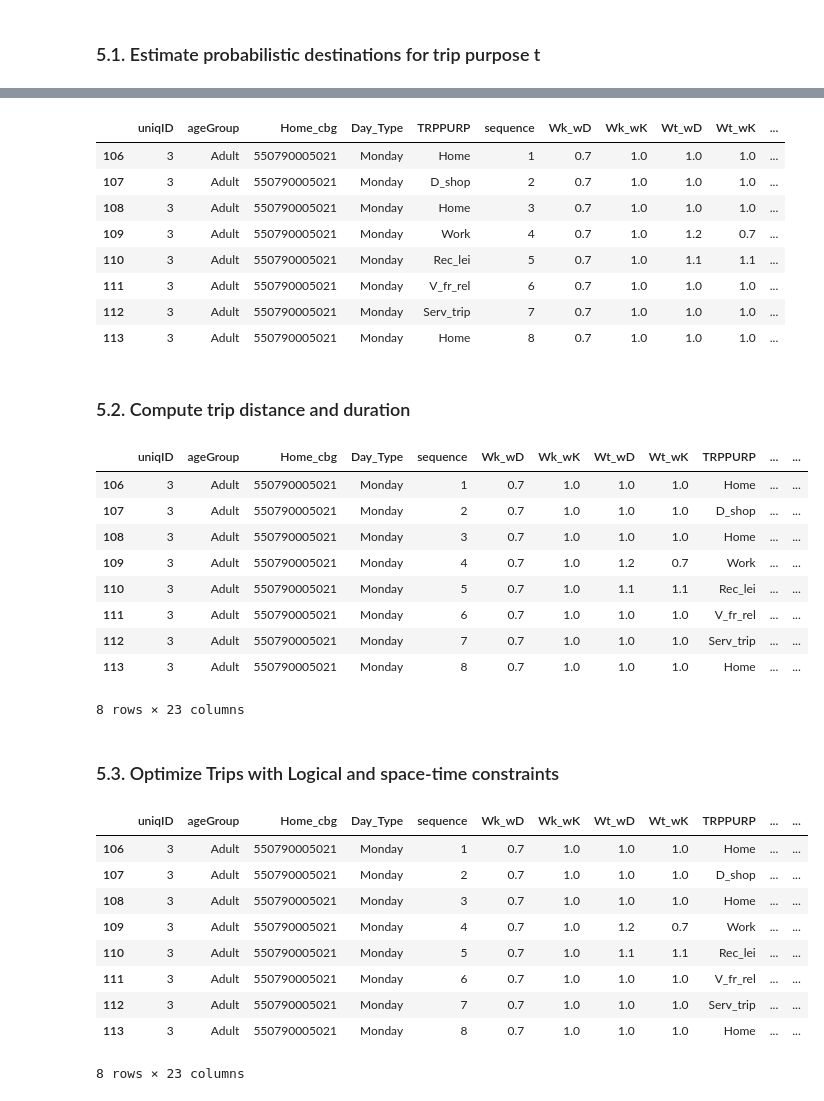
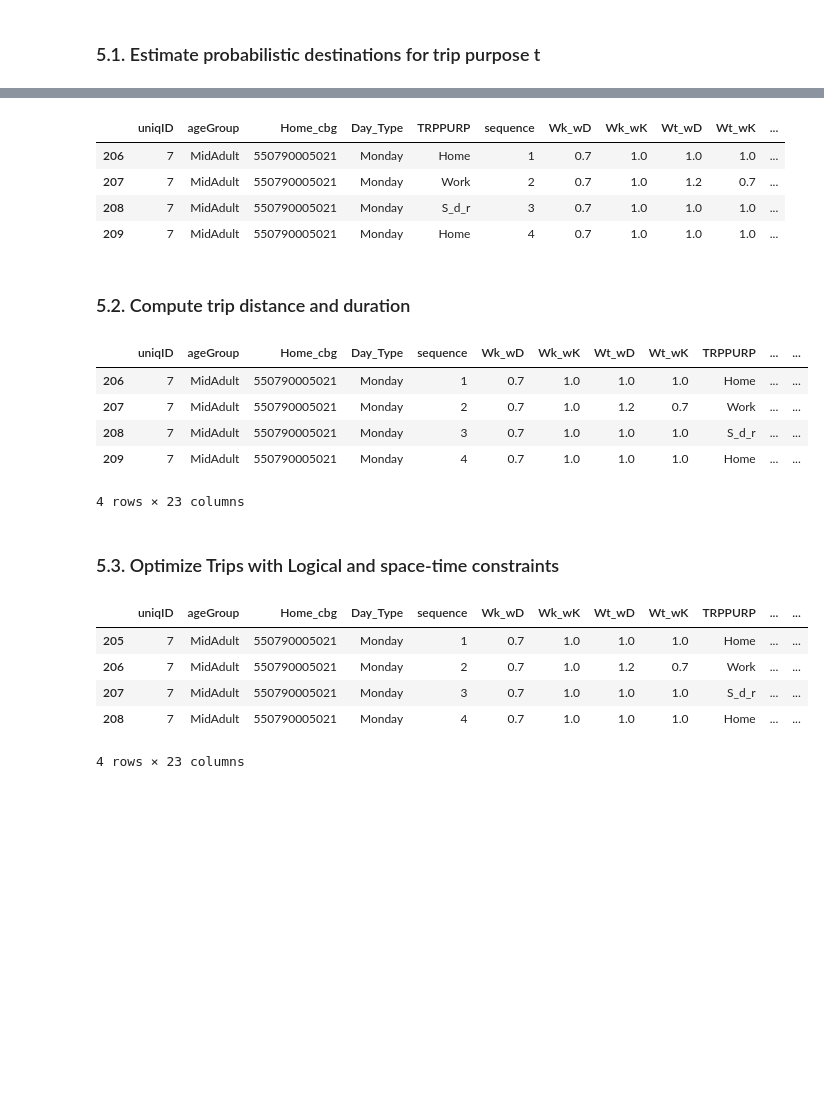
Before and after one commit to MG-Choi/ABTS, a Jupyter notebook: ABTS/ABTS.ipynb, the cells around one changed output, grey strips where cells are left out. Drawn from its saved outputs; the diff is of its cells as text; code cells hidden in the pictures; blank space fills up the shorter version.

```diff
--- a/ABTS/ABTS.ipynb
+++ b/ABTS/ABTS.ipynb
@@ -3642,46 +3642,34 @@ simul_trip_routes_sample, assigned_trip_table = assignDest(prob_2020_09_combined
 # %%
-simul_trip_routes_sample[(simul_trip_routes_sample['uniqID'] == 3) & (simul_trip_routes_sample['Day_Type'] == 'Monday')]
+simul_trip_routes_sample[(simul_trip_routes_sample['uniqID'] == 7) & (simul_trip_routes_sample['Day_Type'] == 'Monday')]
 # %% [output]
 |  | uniqID | ageGroup | Home_cbg | Day_Type | TRPPURP | sequence | Wk_wD | Wk_wK | Wt_wD | Wt_wK | ... |
-| 106 | 3 | Adult | 550790005021 | Monday | Home | 1 | 0.7 | 1.0 | 1.0 | 1.0 | ... |
-| 107 | 3 | Adult | 550790005021 | Monday | D_shop | 2 | 0.7 | 1.0 | 1.0 | 1.0 | ... |
-| 108 | 3 | Adult | 550790005021 | Monday | Home | 3 | 0.7 | 1.0 | 1.0 | 1.0 | ... |
-| 109 | 3 | Adult | 550790005021 | Monday | Work | 4 | 0.7 | 1.0 | 1.2 | 0.7 | ... |
-| 110 | 3 | Adult | 550790005021 | Monday | Rec_lei | 5 | 0.7 | 1.0 | 1.1 | 1.1 | ... |
-| 111 | 3 | Adult | 550790005021 | Monday | V_fr_rel | 6 | 0.7 | 1.0 | 1.0 | 1.0 | ... |
-| 112 | 3 | Adult | 550790005021 | Monday | Serv_trip | 7 | 0.7 | 1.0 | 1.0 | 1.0 | ... |
-| 113 | 3 | Adult | 550790005021 | Monday | Home | 8 | 0.7 | 1.0 | 1.0 | 1.0 | ... |
+| 206 | 7 | MidAdult | 550790005021 | Monday | Home | 1 | 0.7 | 1.0 | 1.0 | 1.0 | ... |
+| 207 | 7 | MidAdult | 550790005021 | Monday | Work | 2 | 0.7 | 1.0 | 1.2 | 0.7 | ... |
+| 208 | 7 | MidAdult | 550790005021 | Monday | S_d_r | 3 | 0.7 | 1.0 | 1.0 | 1.0 | ... |
+| 209 | 7 | MidAdult | 550790005021 | Monday | Home | 4 | 0.7 | 1.0 | 1.0 | 1.0 | ... |
 # %% [markdown]
 ### 5.2. Compute trip distance and duration
 # %%
 simul_trip_Dist_Time_sample = estimate_tripDist_Time(simul_trip_routes_sample, cbg, distance_ratio = average_distance_ratio, print_progress = True)
 # %%
-simul_trip_Dist_Time_sample[(simul_trip_Dist_Time_sample['uniqID'] == 3) & (simul_trip_Dist_Time_sample['Day_Type'] == 'Monday')]
+simul_trip_Dist_Time_sample[(simul_trip_Dist_Time_sample['uniqID'] == 7) & (simul_trip_Dist_Time_sample['Day_Type'] == 'Monday')]
 # %% [output]
 |  | uniqID | ageGroup | Home_cbg | Day_Type | sequence | Wk_wD | Wk_wK | Wt_wD | Wt_wK | TRPPURP | ... | ... |
-| 106 | 3 | Adult | 550790005021 | Monday | 1 | 0.7 | 1.0 | 1.0 | 1.0 | Home | ... | ... |
-| 107 | 3 | Adult | 550790005021 | Monday | 2 | 0.7 | 1.0 | 1.0 | 1.0 | D_shop | ... | ... |
-| 108 | 3 | Adult | 550790005021 | Monday | 3 | 0.7 | 1.0 | 1.0 | 1.0 | Home | ... | ... |
-| 109 | 3 | Adult | 550790005021 | Monday | 4 | 0.7 | 1.0 | 1.2 | 0.7 | Work | ... | ... |
-| 110 | 3 | Adult | 550790005021 | Monday | 5 | 0.7 | 1.0 | 1.1 | 1.1 | Rec_lei | ... | ... |
-| 111 | 3 | Adult | 550790005021 | Monday | 6 | 0.7 | 1.0 | 1.0 | 1.0 | V_fr_rel | ... | ... |
-| 112 | 3 | Adult | 550790005021 | Monday | 7 | 0.7 | 1.0 | 1.0 | 1.0 | Serv_trip | ... | ... |
-| 113 | 3 | Adult | 550790005021 | Monday | 8 | 0.7 | 1.0 | 1.0 | 1.0 | Home | ... | ... |
+| 206 | 7 | MidAdult | 550790005021 | Monday | 1 | 0.7 | 1.0 | 1.0 | 1.0 | Home | ... | ... |
+| 207 | 7 | MidAdult | 550790005021 | Monday | 2 | 0.7 | 1.0 | 1.2 | 0.7 | Work | ... | ... |
+| 208 | 7 | MidAdult | 550790005021 | Monday | 3 | 0.7 | 1.0 | 1.0 | 1.0 | S_d_r | ... | ... |
+| 209 | 7 | MidAdult | 550790005021 | Monday | 4 | 0.7 | 1.0 | 1.0 | 1.0 | Home | ... | ... |
-8 rows × 23 columns
+4 rows × 23 columns
 # %% [markdown]
 ### 5.3. Optimize Trips with Logical and space-time constraints
 # %%
 simul_trip_result_sample = optimizeTrips_constraint(simul_trip_Dist_Time_sample, dwellTime_dict, print_progress = True)
 # %%
-simul_trip_result_sample[(simul_trip_result_sample['uniqID'] == 3) & (simul_trip_result_sample['Day_Type'] == 'Monday')]
+simul_trip_result_sample[(simul_trip_result_sample['uniqID'] == 7) & (simul_trip_result_sample['Day_Type'] == 'Monday')]
 # %% [output]
 |  | uniqID | ageGroup | Home_cbg | Day_Type | sequence | Wk_wD | Wk_wK | Wt_wD | Wt_wK | TRPPURP | ... | ... |
-| 106 | 3 | Adult | 550790005021 | Monday | 1 | 0.7 | 1.0 | 1.0 | 1.0 | Home | ... | ... |
-| 107 | 3 | Adult | 550790005021 | Monday | 2 | 0.7 | 1.0 | 1.0 | 1.0 | D_shop | ... | ... |
-| 108 | 3 | Adult | 550790005021 | Monday | 3 | 0.7 | 1.0 | 1.0 | 1.0 | Home | ... | ... |
-| 109 | 3 | Adult | 550790005021 | Monday | 4 | 0.7 | 1.0 | 1.2 | 0.7 | Work | ... | ... |
-| 110 | 3 | Adult | 550790005021 | Monday | 5 | 0.7 | 1.0 | 1.1 | 1.1 | Rec_lei | ... | ... |
-| 111 | 3 | Adult | 550790005021 | Monday | 6 | 0.7 | 1.0 | 1.0 | 1.0 | V_fr_rel | ... | ... |
-| 112 | 3 | Adult | 550790005021 | Monday | 7 | 0.7 | 1.0 | 1.0 | 1.0 | Serv_trip | ... | ... |
-| 113 | 3 | Adult | 550790005021 | Monday | 8 | 0.7 | 1.0 | 1.0 | 1.0 | Home | ... | ... |
+| 205 | 7 | MidAdult | 550790005021 | Monday | 1 | 0.7 | 1.0 | 1.0 | 1.0 | Home | ... | ... |
+| 206 | 7 | MidAdult | 550790005021 | Monday | 2 | 0.7 | 1.0 | 1.2 | 0.7 | Work | ... | ... |
+| 207 | 7 | MidAdult | 550790005021 | Monday | 3 | 0.7 | 1.0 | 1.0 | 1.0 | S_d_r | ... | ... |
+| 208 | 7 | MidAdult | 550790005021 | Monday | 4 | 0.7 | 1.0 | 1.0 | 1.0 | Home | ... | ... |
-8 rows × 23 columns
+4 rows × 23 columns
```
Also changed, not shown: parts of 7 cells of this notebook, 1 other file.
